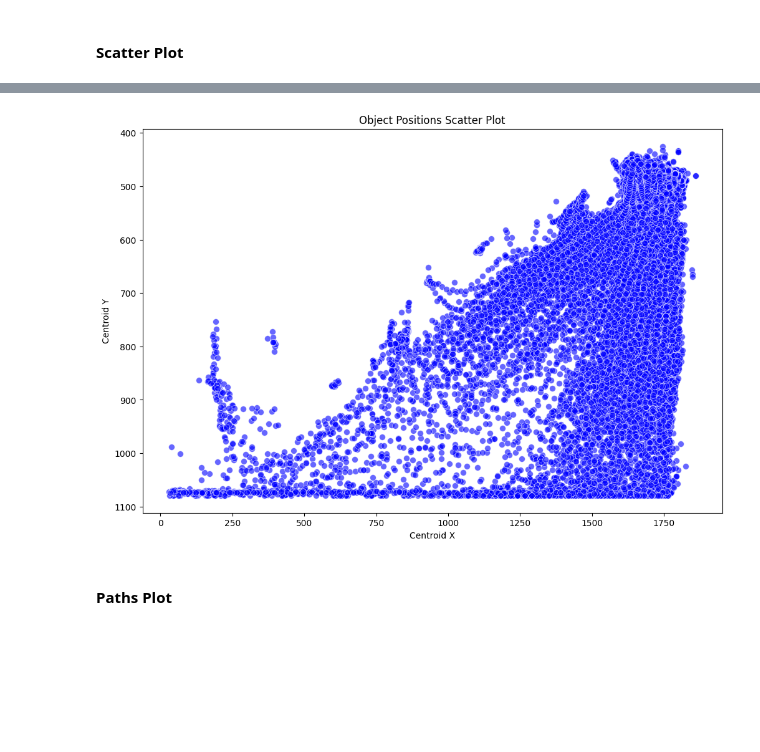
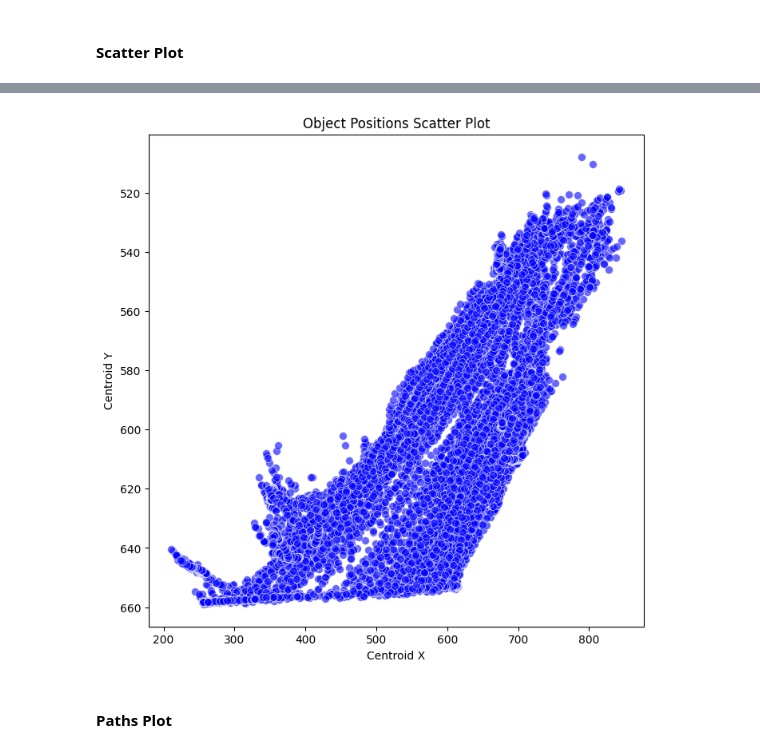
Before and after one commit to wendycao411/Pedestrian_Tracking, a Jupyter notebook: Pedestrian_Tracking.ipynb, the cells around one changed output, grey strips where cells are left out. Cells and saved outputs as stored; diff of their text form; code cells hidden in the pictures; blank space fills up the shorter version.

```diff
--- a/Pedestrian_Tracking.ipynb
+++ b/Pedestrian_Tracking.ipynb
@@ -779,26 +916,26 @@ Requirement already satisfied: six>=1.5 in /usr/local/lib/python3.11/dist-packag
 # %%
 import seaborn as sns
 
 # Load the CSV data into a DataFrame
-data = pd.read_csv(csv_file)  # Ensure your file name is correct
+data = pd.read_csv("/content/filtered_transformed_data.csv")  # Ensure your file name is correct
 
 # Create a scatter plot of object positions
-plt.figure(figsize=(12, 8))
+plt.figure(figsize=(8, 8))
 sns.scatterplot(
-    x='bottom_mid_x',
-    y='bottom_mid_y',
+    x='transformed_x',
+    y='transformed_y',
     data=data,
     s=50,  # Adjust the size of the dots
     alpha=0.6,  # Adjust the transparency of the dots
     color='blue'
 )
 plt.gca().invert_yaxis()
 plt.title('Object Positions Scatter Plot')
 plt.xlabel('Centroid X')
 plt.ylabel('Centroid Y')
 plt.show()
 # %% [output]
-[figure, old version]
+[figure, new version]
 # %% [markdown]
 #### Paths Plot
 # %%
```
Also changed, not shown: parts of 13 cells of this notebook.
